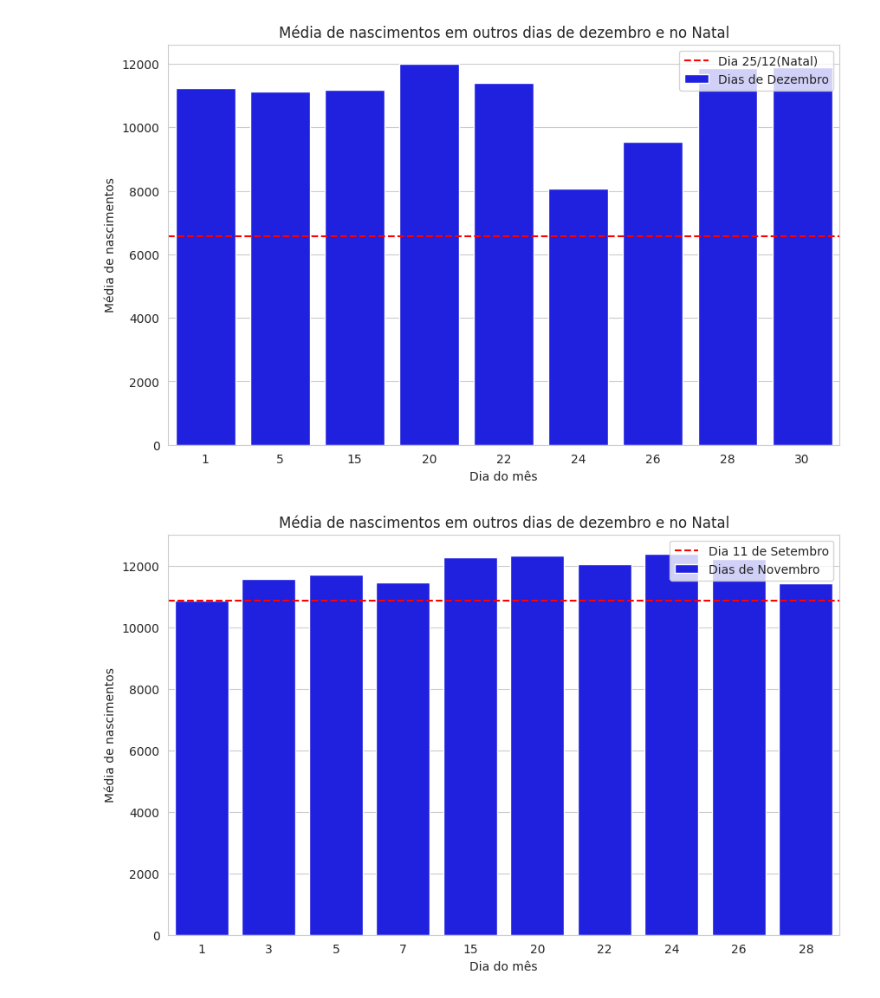
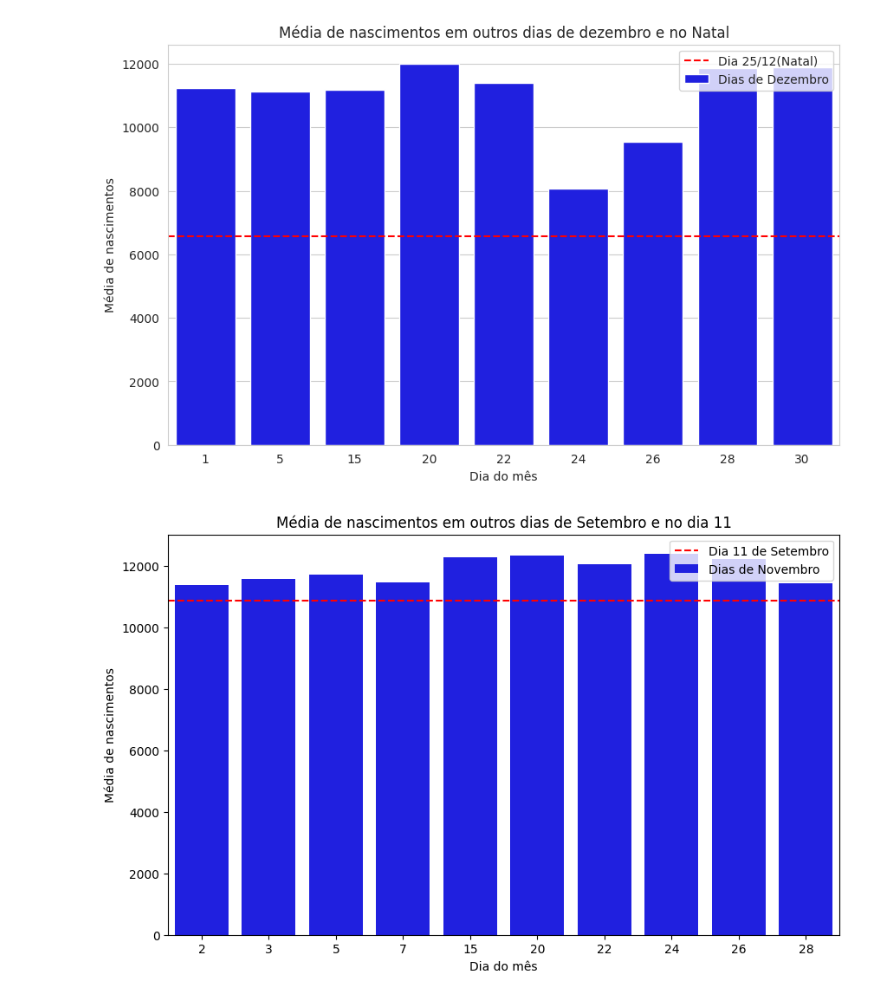
Before and after one commit to julianonicoletti/EDA_nascimentos_Sexta, a Jupyter notebook: nasc_sexta_13.ipynb, the cells around one changed output. Drawn from its saved outputs; the diff is of its cells as text; code cells hidden in the pictures.

```diff
--- a/nasc_sexta_13.ipynb
+++ b/nasc_sexta_13.ipynb
@@ -40,3 +40,18 @@ df.describe(include='all')
 | 50% | 2004.000000 | 7.000000 | 16.000000 | 4.000000 | 11941.000000 |
 | 75% | 2009.000000 | 10.000000 | 23.000000 | 6.000000 | 12754.750000 |
 | max | 2014.000000 | 12.000000 | 31.000000 | 7.000000 | 16081.000000 |
+# %%
+#alterando os valores da coluna day_of_week
+dias_semana = {
+    1: 'Domingo',
+    2: 'Segunda',
+    3: 'Terça',
+    4: 'Quarta',
+    5: 'Quinta',
+    6: 'Sexta',
+    7: 'Sábado'
+}
+
+df['day_of_week'] = df['day_of_week'].map(dias_semana)
+
+df.head()
@@ -200,26 +222,27 @@ plt.show()
 # %% [output]
 [figure]
 # %%
-# Verificando se o dia da semana é sexta-feira e o dia do mês está na lista de dias especiais
+# Verificando se o dia é um 11 de setembro e pegando apenas anos apos 2002.
 df['11_setembro'] = (df['month'] == 9) & (df['date_of_month'] == 11 & (df['year'] >= 2002))
 mean_11_setembro = df[df['11_setembro']]['births'].mean()
 
-dias_proximo_11_setembro = [1, 3, 5, 7, 15, 20, 22, 24, 26, 28]
+# comparar com dias próximos a 11 de Setembro.
+dias_proximo_11_setembro = [2 , 3, 5, 7, 15, 20, 22, 24, 26, 28]
 df['proximo_11_setembro'] = (df['month'] == 9) & (df['year'] >= 2002) & (df['date_of_month'].isin(dias_proximo_11_setembro))
 
 # Plotar o gráfico usando Seaborn
 plt.figure(figsize=(10, 6))
 
-# Plotar a média de nascimentos nos dias próximos à sexta-feira 13
+# Plotar a média de nascimentos nos dias próximos à 11 de setembro
 sns.barplot(x='date_of_month', y='births', data=df[df['proximo_11_setembro']], color='blue', label='Dias de Novembro', errorbar=None)
 
-# Adicionar uma linha para a média de nascimentos na sexta-feira 13
+# Adicionar uma linha para a média de nascimentos no dia 11 de setembro
 plt.axhline(y=mean_11_setembro, color='red', linestyle='--', label='Dia 11 de Setembro')
 
-plt.title('Média de nascimentos em outros dias de dezembro e no Natal')
+plt.title('Média de nascimentos em outros dias de Setembro e no dia 11')
 plt.xlabel('Dia do mês')
 plt.ylabel('Média de nascimentos')
 plt.legend()
 plt.show()
 # %% [output]
-[figure, old version]
+[figure, new version]
```
Also changed, not shown: parts of 1 cell of this notebook, 1 other file.
